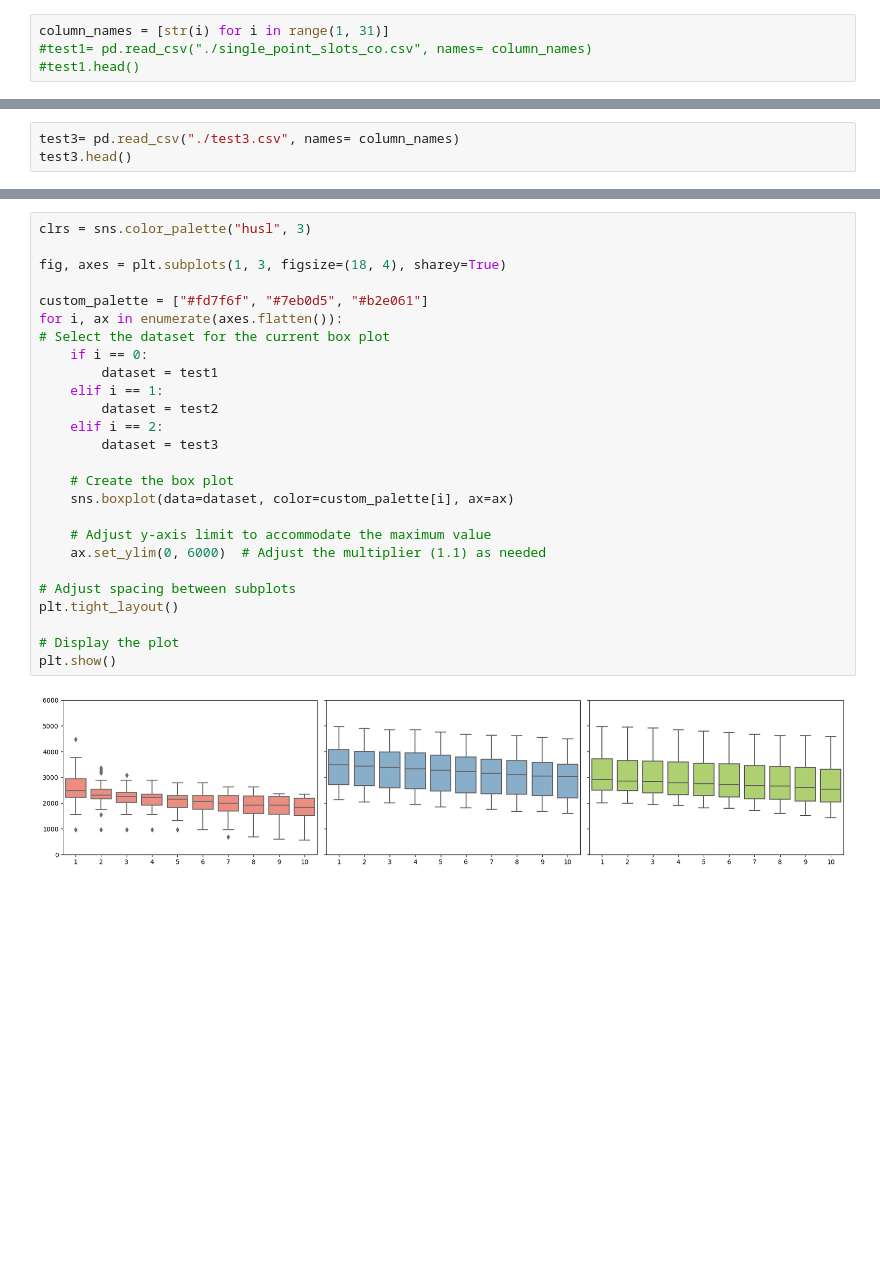
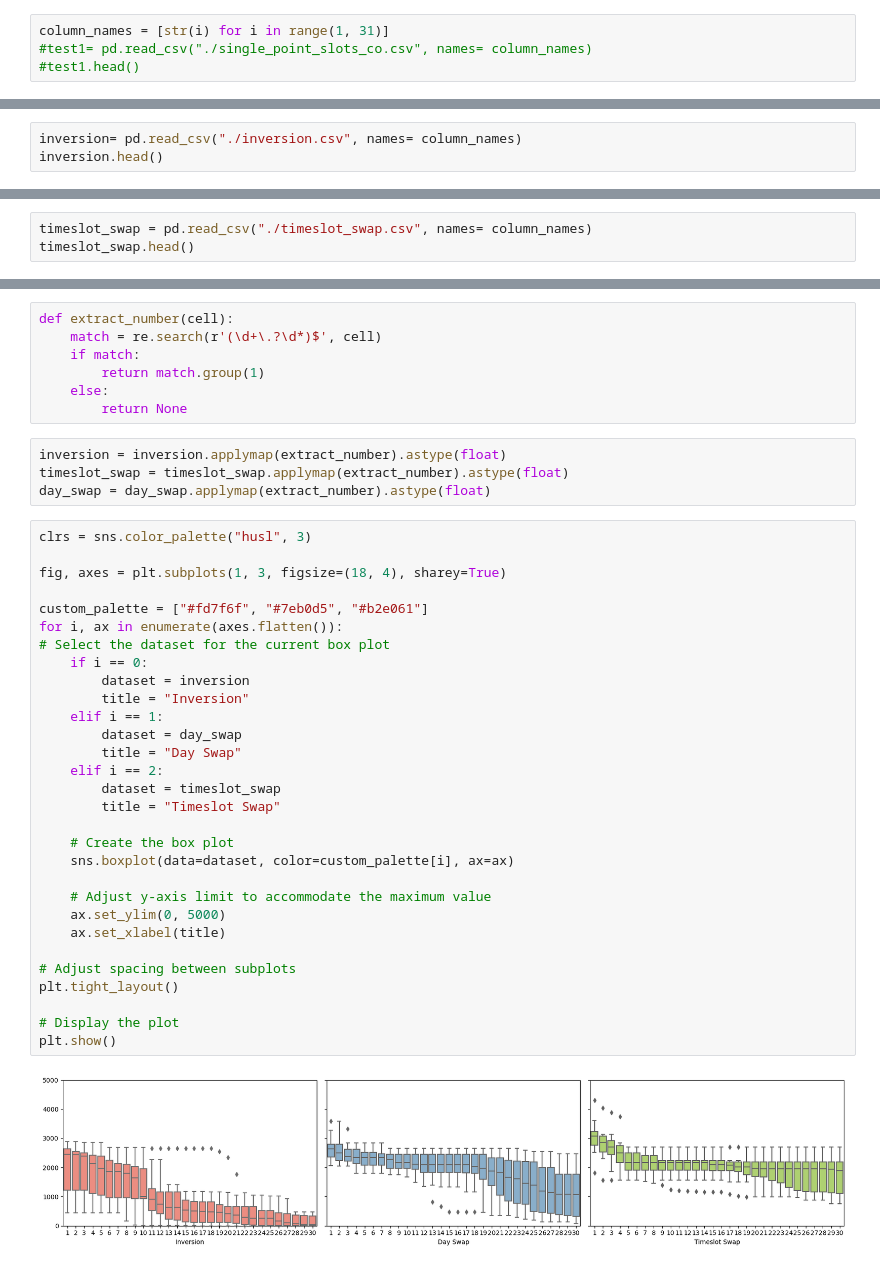
Before and after one commit to IsabelCD/CIFO, a Jupyter notebook: algorithmpls.ipynb, the cells around one changed output, grey strips where cells are left out. Cells and saved outputs as stored; diff of their text form; blank space fills up the shorter version.

```diff
--- a/algorithmpls.ipynb
+++ b/algorithmpls.ipynb
@@ -21,6 +24,6 @@ test2.head()
 | 4 | Individual(size=51); Fitness: 2649.0 | Individual(size=51); Fitness: 2203.5 | Individual(size=51); Fitness: 2203.5 | Individual(size=51); Fitness: 2203.5 | Individual(size=51); Fitness: 2165.5 | Individual(size=51); Fitness: 2165.5 | Individual(size=51); Fitness: 2165.5 | Individual(size=51); Fitness: 2165.5 | Individual(size=51); Fitness: 2165.5 | Individual(size=51); Fitness: 2165.5 | ... | ... |
 5 rows × 30 columns
 # %%
-test3= pd.read_csv("./test3.csv", names= column_names)
-test3.head()
+inversion= pd.read_csv("./inversion.csv", names= column_names)
+inversion.head()
 # %% [output]
@@ -32,0 +37,3 @@ test3.head()
+# %%
+timeslot_swap = pd.read_csv("./timeslot_swap.csv", names= column_names)
+timeslot_swap.head()
@@ -33,29 +48,44 @@ test3.head()
+# %%
+def extract_number(cell):
+    match = re.search(r'(\d+\.?\d*)$', cell)
+    if match:
+        return match.group(1)
+    else:
+        return None
+# %%
+inversion = inversion.applymap(extract_number).astype(float)
+timeslot_swap = timeslot_swap.applymap(extract_number).astype(float)
+day_swap = day_swap.applymap(extract_number).astype(float)
 # %%
 clrs = sns.color_palette("husl", 3)
 
 fig, axes = plt.subplots(1, 3, figsize=(18, 4), sharey=True)
 
 custom_palette = ["#fd7f6f", "#7eb0d5", "#b2e061"]
 for i, ax in enumerate(axes.flatten()):
 # Select the dataset for the current box plot
     if i == 0:
-        dataset = test1
+        dataset = inversion
+        title = "Inversion"
     elif i == 1:
-        dataset = test2
+        dataset = day_swap
+        title = "Day Swap"
     elif i == 2:
-        dataset = test3
+        dataset = timeslot_swap
+        title = "Timeslot Swap"
 
     # Create the box plot
     sns.boxplot(data=dataset, color=custom_palette[i], ax=ax)
 
     # Adjust y-axis limit to accommodate the maximum value
-    ax.set_ylim(0, 6000)  # Adjust the multiplier (1.1) as needed
+    ax.set_ylim(0, 5000)
+    ax.set_xlabel(title)
 
 # Adjust spacing between subplots
 plt.tight_layout()
 
 # Display the plot
 plt.show()
 # %% [output]
-[figure, old version]
+[figure, new version]
 # %%
```
Also changed, not shown: parts of 32 cells of this notebook, 10 other files.
